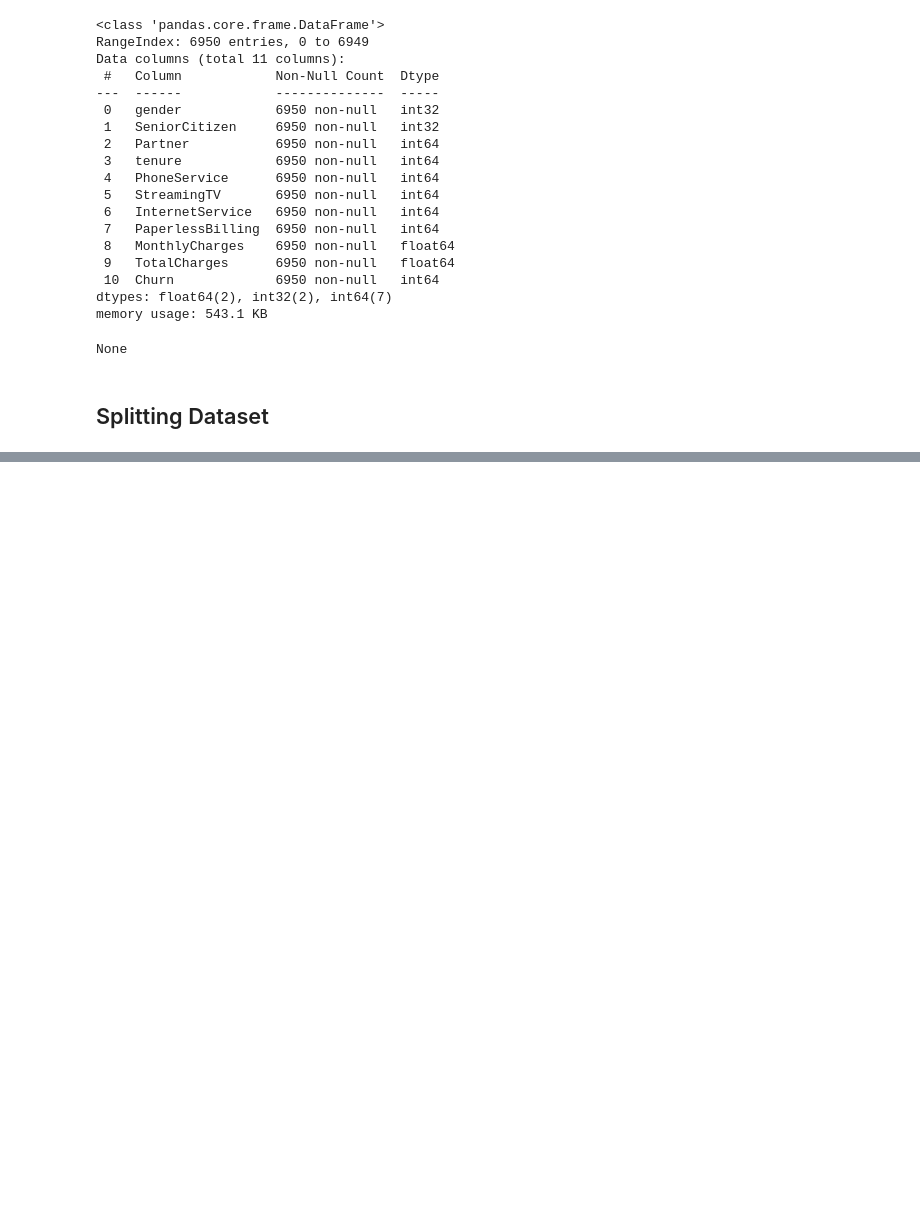
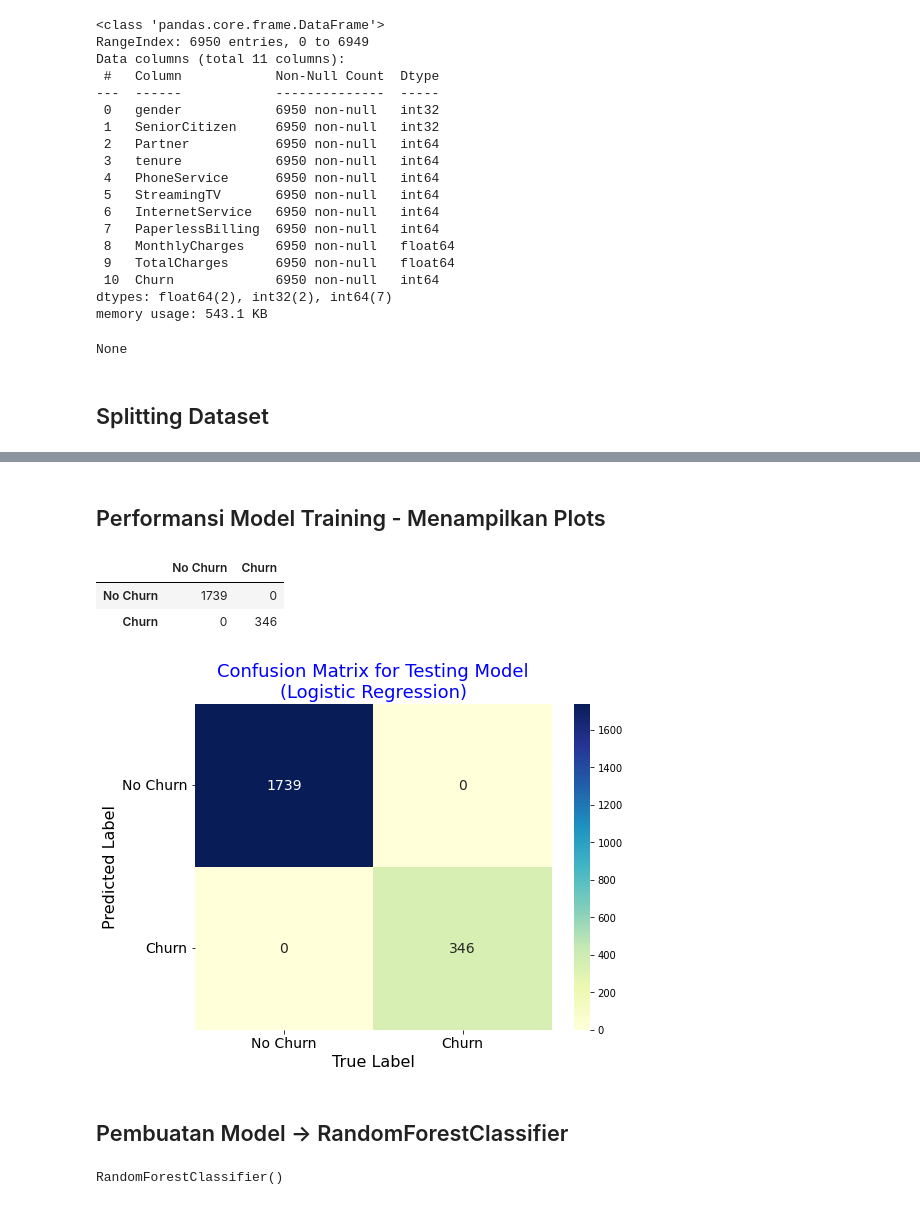
Before and after one commit to UsepSyaikalArifin/Application-File-PT-Bukit-Makmur-Mandiri-Utama-BUMA-, a Jupyter notebook: Kelas Penerapan di Industri/Customer Churn Prediction using Machine Learning/Jupyter Notebook/main.ipynb, the cells around one changed output, grey strips where cells are left out. Drawn from its saved outputs; the diff is of its cells as text; code cells hidden in the pictures; blank space fills up the shorter version.

```diff
--- a/Kelas Penerapan di Industri/Customer Churn Prediction using Machine Learning/Jupyter Notebook/main.ipynb
+++ b/Kelas Penerapan di Industri/Customer Churn Prediction using Machine Learning/Jupyter Notebook/main.ipynb
@@ -573,0 +640,6 @@ X_train, X_test, y_train, y_test = train_test_split(X, y, test_size=0.3, random_
+# %%
+y_test_pred = logreg_model.predict(X_test)
+cm_data_testing = confusion_matrix(y_test, y_test_pred)
+cr_data_testing = classification_report(y_test, y_test_pred)
+display(cm_data_testing)
+print(cr_data_testing)
@@ -573,0 +657,27 @@ X_train, X_test, y_train, y_test = train_test_split(X, y, test_size=0.3, random_
+# %% [markdown]
+## Performansi Model Training - Menampilkan Plots
+# %%
+confusion_matrix_df = pd.DataFrame(cm_data_testing, ("No Churn", "Churn"), ("No Churn", "Churn"))
+display(confusion_matrix_df)
+
+plt.figure(figsize=(8, 6))
+heatmap = sns.heatmap(confusion_matrix_df, annot=True, annot_kws={"size" : 14}, fmt="d", cmap="YlGnBu")
+heatmap.xaxis.set_ticklabels(heatmap.xaxis.get_ticklabels(), rotation=0, ha="center", fontsize=14)
+heatmap.yaxis.set_ticklabels(heatmap.yaxis.get_ticklabels(), rotation=0, ha="right", fontsize=14)
+plt.title("Confusion Matrix for Testing Model\n(Logistic Regression)", fontsize=18, color="blue")
+plt.xlabel("True Label", fontsize=16, va="top")
+plt.ylabel("Predicted Label", fontsize=16)
+plt.show()
+# %% [output]
+|  | No Churn | Churn |
+| No Churn | 1739 | 0 |
+| Churn | 0 | 346 |
+[figure, added]
+# %% [markdown]
+## Pembuatan Model -> RandomForestClassifier
+# %%
+rdf_model = RandomForestClassifier()
+rdf_model = rdf_model.fit(X_train, y_train)
+display(rdf_model)
+# %% [output]
+RandomForestClassifier()
```
Also changed, not shown: parts of 22 cells of this notebook.
